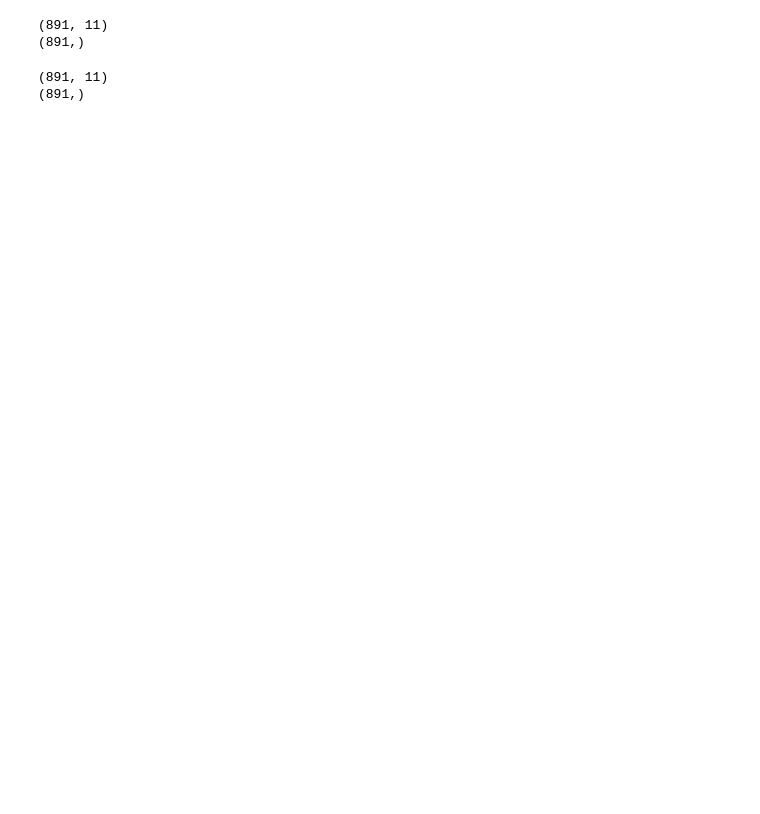
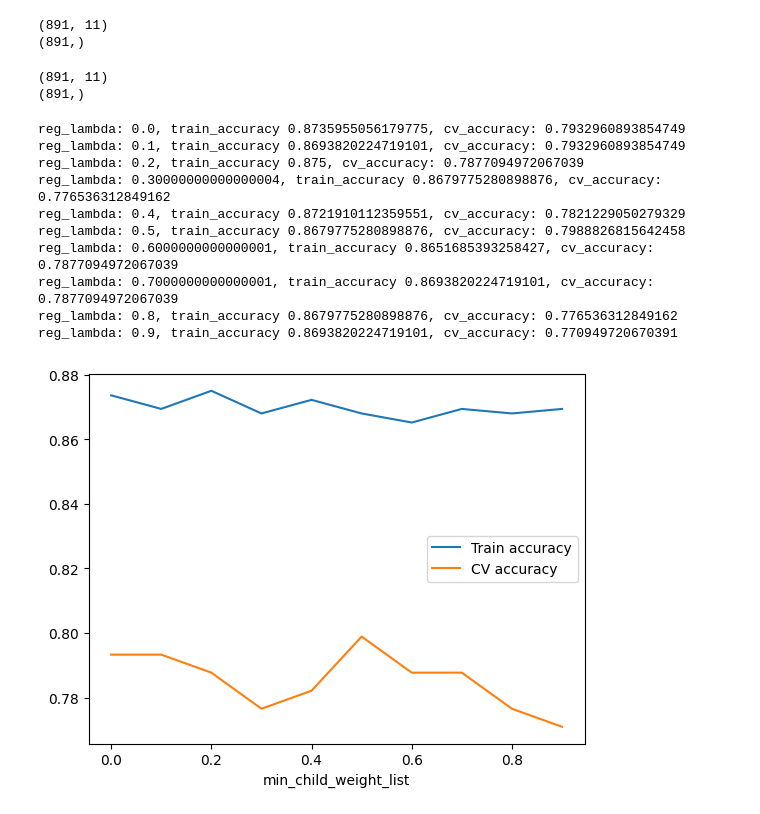
Before and after one commit to lamphamTL/kaggle-comp, a Jupyter notebook: competition/titanic/xgboost/XG_Boost_Model.ipynb, the cells around one changed output. Drawn from its saved outputs; the diff is of its cells as text; code cells hidden in the pictures; blank space fills up the shorter version.

```diff
--- a/competition/titanic/xgboost/XG_Boost_Model.ipynb
+++ b/competition/titanic/xgboost/XG_Boost_Model.ipynb
@@ -24,4 +24,50 @@ print(y.shape)
 (891,)
 # %%
 X_train, X_cv, y_train, y_cv = train_test_split(x, y, train_size=0.8, random_state=1)
+# %%
+# Max depth: 3, n_estimators: 140, min_child_weight: 10, colsample_bytree: 0.4,reg_lambda: 0.1,reg_alpha: 0.5, train_accuracy: 0.8764044943820225, cv_accuracy: 0.8044692737430168
+
+reg_alpha_list = np.arange(0, 1, 0.1)
+train_acc = []
+cv_acc = []
+for reg_alpha in reg_alpha_list:
+    model = Pipeline(steps=[
+        ("preprocessor", engineer_features()),
+        ("classifier", XGBClassifier(n_estimators=140,
+                                     learning_rate=0.1,
+                                     max_depth=3,
+                                     min_child_weight=10,
+                                     colsample_bytree=0.4,
+                                     reg_lambda=0.1,
+                                     reg_alpha=reg_alpha,
+                                     random_state=1))
+    ])
+    model.fit(X_train, y_train)
+    y_train_hat = model.predict(X_train)
+    train_accuracy = np.mean(y_train == y_train_hat)
+    y_cv_hat = model.predict(X_cv)
+    cv_accuracy = np.mean(y_cv == y_cv_hat)
+    train_acc.append(train_accuracy)
+    cv_acc.append(cv_accuracy)
+    print(f"reg_lambda: {reg_alpha}, train_accuracy {train_accuracy}, cv_accuracy: {cv_accuracy}")
+
+import matplotlib.pyplot as plt
+%matplotlib inline
+plt.plot(reg_alpha_list, train_acc)
+plt.plot(reg_alpha_list, cv_acc)
+plt.xlabel("min_child_weight_list")
+plt.legend(["Train accuracy", "CV accuracy"])
+plt.show()
+# %% [output]
+reg_lambda: 0.0, train_accuracy 0.8735955056179775, cv_accuracy: 0.7932960893854749
+reg_lambda: 0.1, train_accuracy 0.8693820224719101, cv_accuracy: 0.7932960893854749
+reg_lambda: 0.2, train_accuracy 0.875, cv_accuracy: 0.7877094972067039
+reg_lambda: 0.30000000000000004, train_accuracy 0.8679775280898876, cv_accuracy: 0.776536312849162
+reg_lambda: 0.4, train_accuracy 0.8721910112359551, cv_accuracy: 0.7821229050279329
+reg_lambda: 0.5, train_accuracy 0.8679775280898876, cv_accuracy: 0.7988826815642458
+reg_lambda: 0.6000000000000001, train_accuracy 0.8651685393258427, cv_accuracy: 0.7877094972067039
+reg_lambda: 0.7000000000000001, train_accuracy 0.8693820224719101, cv_accuracy: 0.7877094972067039
+reg_lambda: 0.8, train_accuracy 0.8679775280898876, cv_accuracy: 0.776536312849162
+reg_lambda: 0.9, train_accuracy 0.8693820224719101, cv_accuracy: 0.770949720670391
+[figure, added]
 # %%
```
Also changed, not shown: parts of 3 cells of this notebook, 2 other files.
